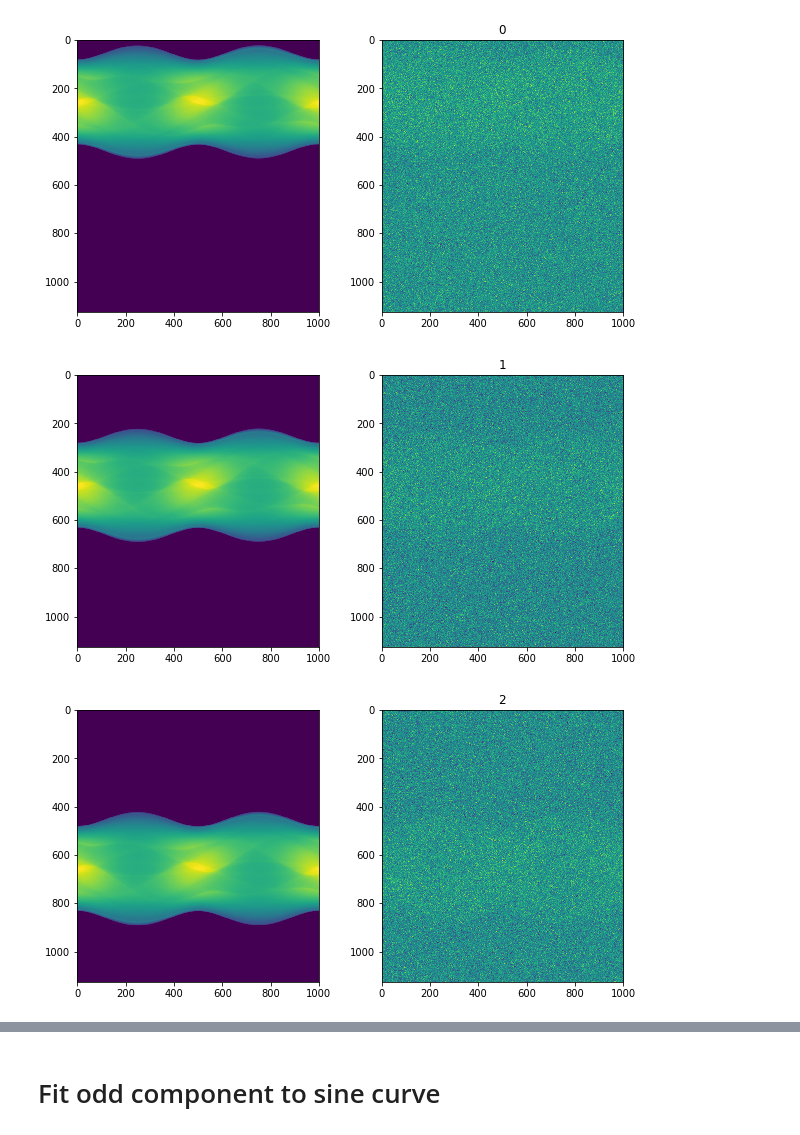
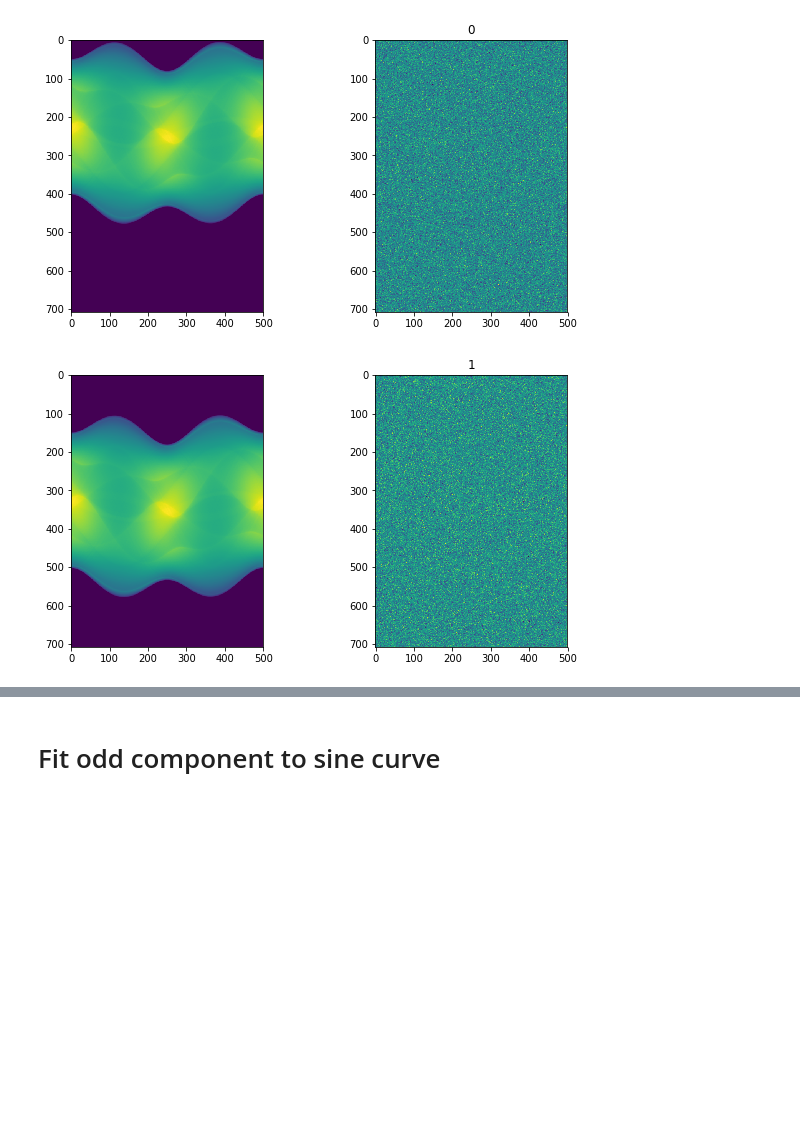
Before and after one commit to everettvacek/rotationCenter, a Jupyter notebook: Detector_shifting.ipynb, the cells around one changed output, grey strips where cells are left out. Drawn from its saved outputs; the diff is of its cells as text; code cells hidden in the pictures; blank space fills up the shorter version.

```diff
--- a/Detector_shifting.ipynb
+++ b/Detector_shifting.ipynb
@@ -40,7 +40,7 @@ offset = 0#int(imshape/10)+300
 posa = int(imshape/2)-int(512/2)+offset
 posb = int(imshape/2)+int(512/2)+offset
 
-noise = 5
+noise = 50
 #Load Shepp Logan Phantom
 slp = np.asarray(plt.imread('./pictures/Shepp-Logan_Phantom.tif')[:,:], dtype= float)
 
@@ -62,7 +62,7 @@ theta = np.linspace(0., 360, number_angles, endpoint=False)
 sinogram = radon(phantom, theta=theta, circle=Circle)
 np.save('sinogram2', sinogram)
 '''
-sinogram = np.load('sinogram.npy')
+sinogram = np.load('sinogram_off_center.npy')
 sinogram = sinogram*2**16/np.max(sinogram)
 sinogram_noise = add_noise(sinogram,np.mean(sinogram),np.std(sinogram), noise)
 plt.figure(figsize=(10,5))
@@ -83,13 +83,14 @@ print(np.max(sinogram), np.max(sinogram_noise), snr(sinogram), snr(sinogram_nois
 reals_odd = []
 reals_even= []
 j = iter(list(range(50)))
-for i in range(sinogram.shape[0]-100):
+shifting_range = sinogram.shape[0]-300
+for i in range(shifting_range):
     #shift sinogram so rotation center is off of image center and add noise
-    sinogram_shift_noiseless = np.zeros((int(sinogram.shape[0]*2.2),sinogram.shape[1]))
+    sinogram_shift_noiseless = np.zeros((int(sinogram.shape[0]*2-256),sinogram.shape[1]))
     sinogram_shift_noiseless[i:i+sinogram.shape[0],:] = sinogram
 
     sinogram_shift = add_noise(sinogram_shift_noiseless,np.mean(sinogram),np.std(sinogram), noise)
-    if i %200==0:
+    if i %100==0:
         a = next(j)
         plt.figure(figsize=(10,5))
         plt.subplot(121)
@@ -229,40 +230,40 @@ for i in range(sinogram.shape[0]-100):
 
     #Rethreshold to lower level and include more data
     threshold_amount = None#increase threshold to remove off-feature noise
-    fft_cutoff = None #decrease fft cutoff to reduce high frequencies
+    fft_cutoff = 50 #decrease fft cutoff to reduce high frequencies
     fft_threshold = None
     r0_even = []
     r0_odd = []
 
     #Use COM to guess root
     rowsum_grad = np.sum(sinogram_shift, axis=1)
 
     #fft for row sum
     fft = np.fft.fft(rowsum_grad) #np.sum(sinogram_shift, axis=1))
     fft_even = np.ones(fft.shape)*0+0j
     fft_odd = np.ones(fft.shape)*0+0j
-    for i in range(2):
+    for i in range(1):
         fft_even[i*2]=fft[i*2]
         fft_odd[i*2+1]=fft[i*2+1]
 
     #fft_even[200:]=0+0j
     #fft_odd[200:]=0+0j
 
     #Interpolate function and guess root
     ifft_even = np.fft.ifft(fft_even)#threshold_plot(np.fft.ifftshift((np.fft.ifft(fft))),fft_threshold)
     ifft_odd = np.fft.ifft(fft_odd)
+    #ifft_odd = threshold_plot((np.fft.ifft(fft_odd)),fft_threshold)
     x = np.arange(0,len(np.gradient(np.real(ifft_even)))*2,2)
     f2_even = CubicSpline(x, np.gradient(np.real(ifft_even)))
     f2_odd = CubicSpline(x, np.gradient(np.real(ifft_odd)))
     r0_even = root(f2_even,COM)['x'][0]
     r0_odd = root(f2_odd,COM)['x'][0]
     reals_even.append(np.sum(np.real(fft_even)))
     reals_odd.append(np.sum(np.real(fft_odd)))
 plt.show()
 # %% [output]
-[figure, old version]
+[figure, new version]
-[figure, old version]
+[figure, new version]
-[figure, removed]
 # %%
 plt.figure(figsize=(10,5))
 plt.subplot(121)
```
Also changed, not shown: parts of 6 cells of this notebook.
